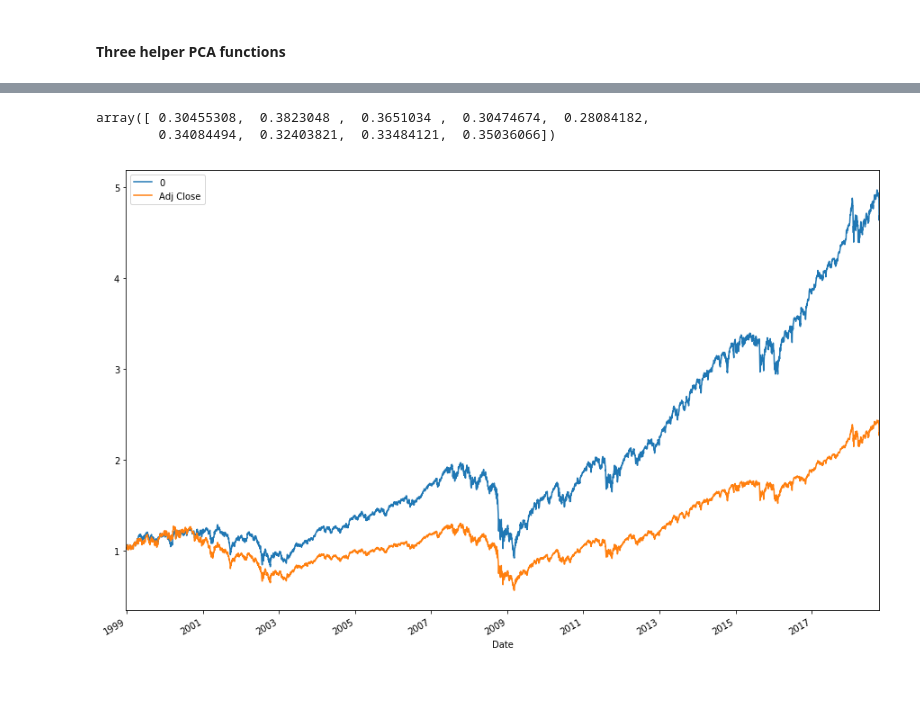
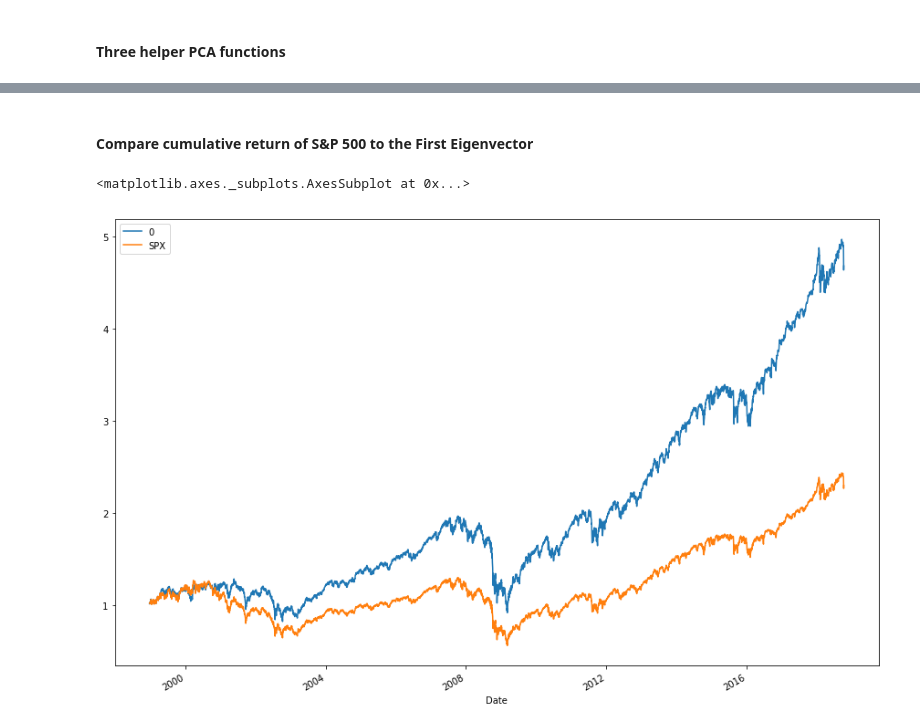
Before and after one commit to cshannonn/PCA, a Jupyter notebook: PCA.ipynb, the cells around one changed output, grey strips where cells are left out. Drawn from its saved outputs; the diff is of its cells as text; code cells hidden in the pictures; blank space fills up the shorter version.

```diff
--- a/PCA.ipynb
+++ b/PCA.ipynb
@@ -110,6 +111,6 @@ def plot_eig(eig_val: np.ndarray):
     return fig
 # %%
 # Get Eigenvectors and Eigenvalues
-eig_val, eig_vec = get_eigen(ret)
+eig_val, eig_vec = get_eigen(ret_sec)
 plot_eig(eig_val)
 # %% [output]
@@ -119,10 +145,10 @@ plot_eig(eig_val)
+# %% [markdown]
+#### Compare cumulative return of S&P 500 to the First Eigenvector
 # %%
-#plot 1st eigenvector against the market
-df_comp = pd.concat([ret.dot(eig_vec[0]/sum(eig_vec[0])), df_spx_ret], axis = 1)
+#Normalized eigen_vector (i.e., values sum to 1 - no leverage)
+df_comp = pd.concat([ret_sec.dot(eig_vec[0]/sum(eig_vec[0])), df_spx_ret], axis = 1)
 df_comp.index = df_spx_ret.index
 (df_comp + 1).cumprod().plot(figsize = (15,10))
-eig_vec[0]/sum(eig_vec[0])
 # %% [output]
-array([ 0.30455308,  0.3823048 ,  0.3651034 ,  0.30474674,  0.28084182,
-        0.34084494,  0.32403821,  0.33484121,  0.35036066])
+<matplotlib.axes._subplots.AxesSubplot at 0x...>
-[figure, old version]
+[figure, new version]
```
Also changed, not shown: parts of 17 cells of this notebook.
